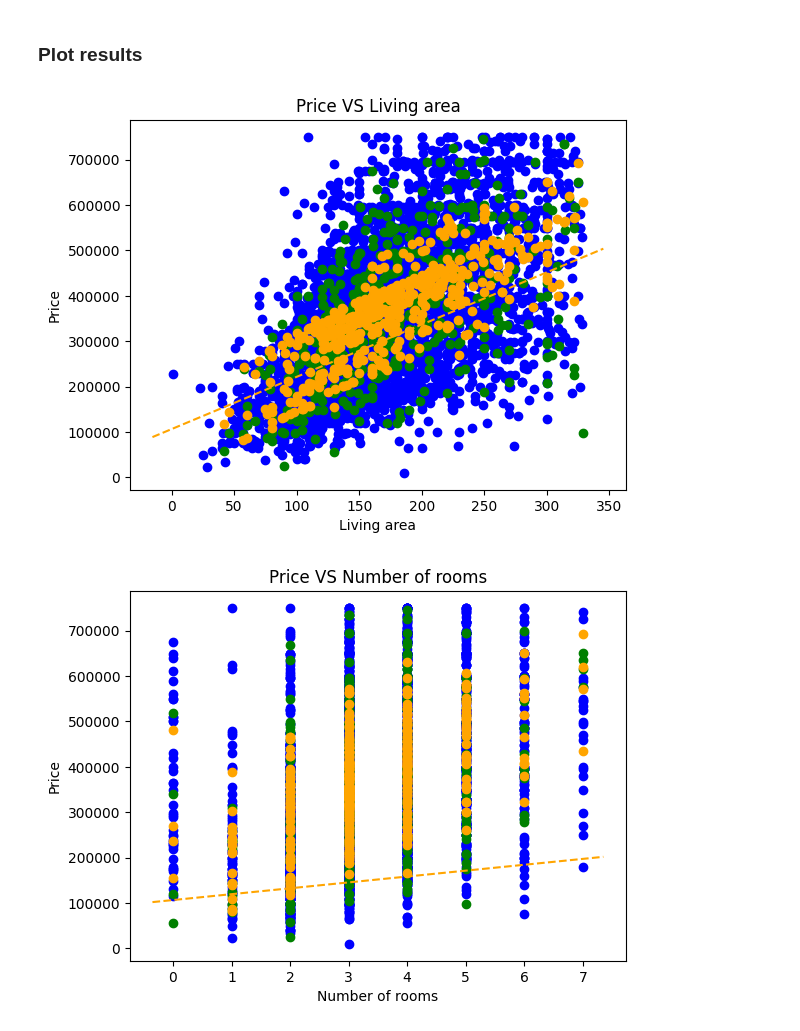
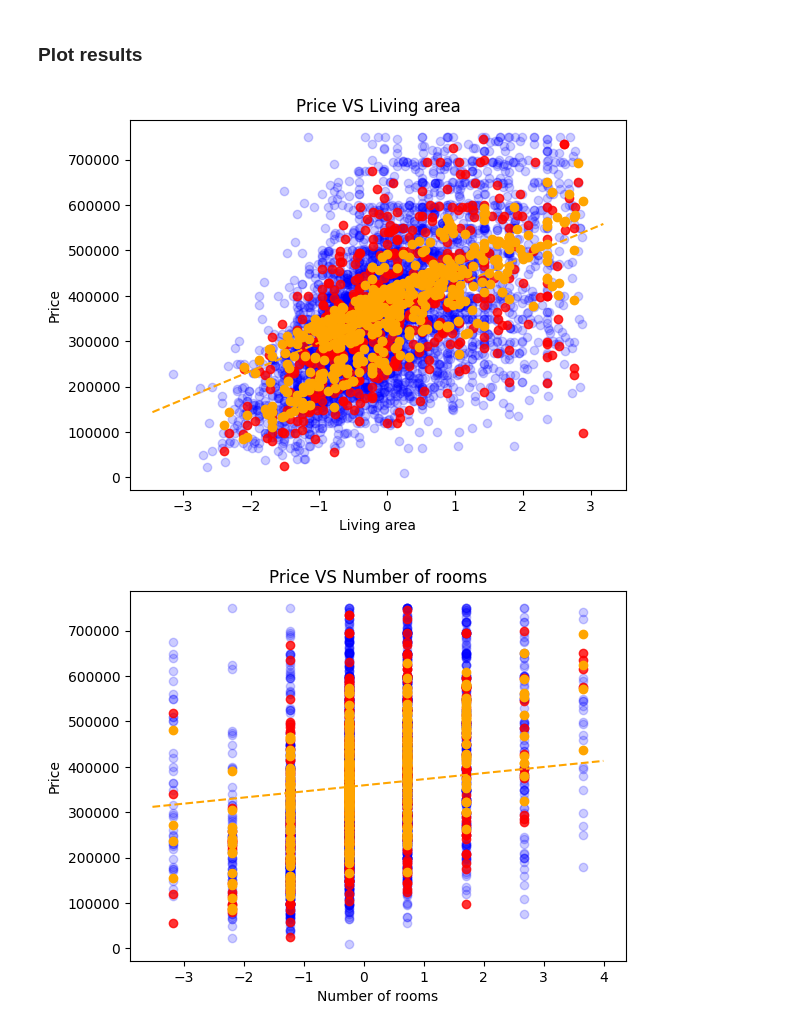
Before and after one commit to Laverdure77/immo_Eliza_Data_Analysis, a Jupyter notebook: Modeling/model.ipynb, the cells around one changed output. Cells and saved outputs as stored; diff of their text form; code cells hidden in the pictures.

```diff
--- a/Modeling/model.ipynb
+++ b/Modeling/model.ipynb
@@ -169,20 +168,22 @@ outliers_removed_Living_area = sns.boxplot(data=data, x="Living area", y='Provin
 # %%
 # Select columns for modeling
 # print(data.columns)
-data_model_house = data[data['House or appartment?'] == 'HOUSE'][['Price', 'Province', 'Living area','Number of rooms']]
+data_model_house = data[data['House or appartment?'] == 'HOUSE'][['Price', 'Province', 'Living area','Number of rooms', 'Number of facades', 'Subtype', 'State of building']]
 print(data_model_house.head())
 print(data_model_house.shape[0])
 # Get dummies for Province columns
 data_model_house = pd.get_dummies(data_model_house, columns =['Province'],drop_first=False )
+data_model_house = pd.get_dummies(data_model_house, columns =['Subtype'],drop_first=False )
+data_model_house = pd.get_dummies(data_model_house, columns =['State of building'],drop_first=False )
 print(data_model_house.columns)
 # Split features, target
 X, y = set_feat_target(data_model_house)
 # Split into train, test
-X_train, X_test, y_train, y_test = train_test_split(X, y, test_size= 0.1, random_state= 12)
+X_train, X_test, y_train, y_test = train_test_split(X, y, test_size= 0.20, random_state= 12)
 # Standardisation
-# sc = StandardScaler()
-# X_train = sc.fit_transform(X_train)
-# X_test = sc.transform(X_test)
-print(f"y head : {y[:1,:]},\nX head : {X[:1,:]}")
-print(f"y_test first : {y_test[:1,:]},\nX_test first : {X_test[:1,:]}")
+sc = StandardScaler()
+X_train = sc.fit_transform(X_train)
+X_test = sc.transform(X_test)
+# print(f"y head : {y[:1,:]},\nX head : {X[:1,:]}")
+# print(f"y_test first : {y_test[:1,:]},\nX_test first : {X_test[:1,:]}")
 # %% [output]
@@ -241,42 +226,67 @@ Linear test score : 43.56 %
 # X[1] = "Number of rooms"
 # X[2:] = "Province"
 
-
-
-
-
+# Price vs Living area
 # Plot the predicted values against the input values
-plt.scatter(X_train[:,0], y_train, color='blue')
+plt.scatter(X_train[:,0], y_train, color='blue',alpha=0.2)
 # plt.scatter(X_train[:,0], pred_train, color='red')
-plt.scatter(X_test[:,0], y_test, color='green')
+plt.scatter(X_test[:,0], y_test, color='red', alpha=0.8)
 plt.scatter(X_test[:,0], pred_test, color='orange')
-line_Living_area = abline(regressor.coef_[0][0],regressor.intercept_[0],'orange')
+line_Living_area = regline(regressor.coef_[0][0],regressor.intercept_[0],'orange')
 
 # Label the plot
 plt.title("Price VS Living area")
 plt.xlabel('Living area')
 plt.ylabel('Price')
 
 # Show the plot
 plt.show()
 plt.close()
 
+# Price vs Number of rooms
 # Plot the predicted values against the input values
-plt.scatter(X_train[:,1], y_train, color='blue', )
+plt.scatter(X_train[:,1], y_train, color='blue', alpha=0.2)
 # plt.scatter(X_train[:,1], pred_train, color='red')
-plt.scatter(X_test[:,1], y_test, color='green')
+plt.scatter(X_test[:,1], y_test, color='red', alpha=0.8)
 plt.scatter(X_test[:,1], pred_test, color='orange')
 # print(regressor.intercept_[0],regressor.coef_[0][1])
-line_Number_rooms = abline(regressor.coef_[0][1],regressor.intercept_[0],'orange')
+line_Number_rooms = regline(regressor.coef_[0][1],regressor.intercept_[0],'orange')
 
 # Label the plot
 plt.title("Price VS Number of rooms")
 plt.xlabel('Number of rooms')
 plt.ylabel('Price')
 
 # Show the plot
 plt.show()
 plt.close()
+
+fig, axs = plt.subplots(ncols=2, figsize=(10, 5))
+PredictionErrorDisplay.from_predictions(
+    y_test,
+    y_pred=pred_test,
+    kind="actual_vs_predicted",
+    # subsample=100,
+    ax=axs[0],
+    # random_state=0,
+)
+axs[0].set_title("Y test vs. Y pred values")
+axs[0].set_xlabel("Y-Pred")
+axs[0].set_ylabel("Y_test")
+
+PredictionErrorDisplay.from_predictions(
+    y_test,
+    y_pred=pred_test,
+    kind="residual_vs_predicted",
+    subsample=100,
+    ax=axs[1],
+    random_state=0,
+)
+axs[1].set_title("Residuals vs. Predicted Values")
+fig.suptitle("Plotting cross-validated predictions")
+plt.tight_layout()
+plt.show()
+plt.close()
 # %% [output]
-[figure, old version]
+[figure, new version]
-[figure, old version]
+[figure, new version]
```
Also changed, not shown: parts of 13 cells of this notebook, 1 other file.
